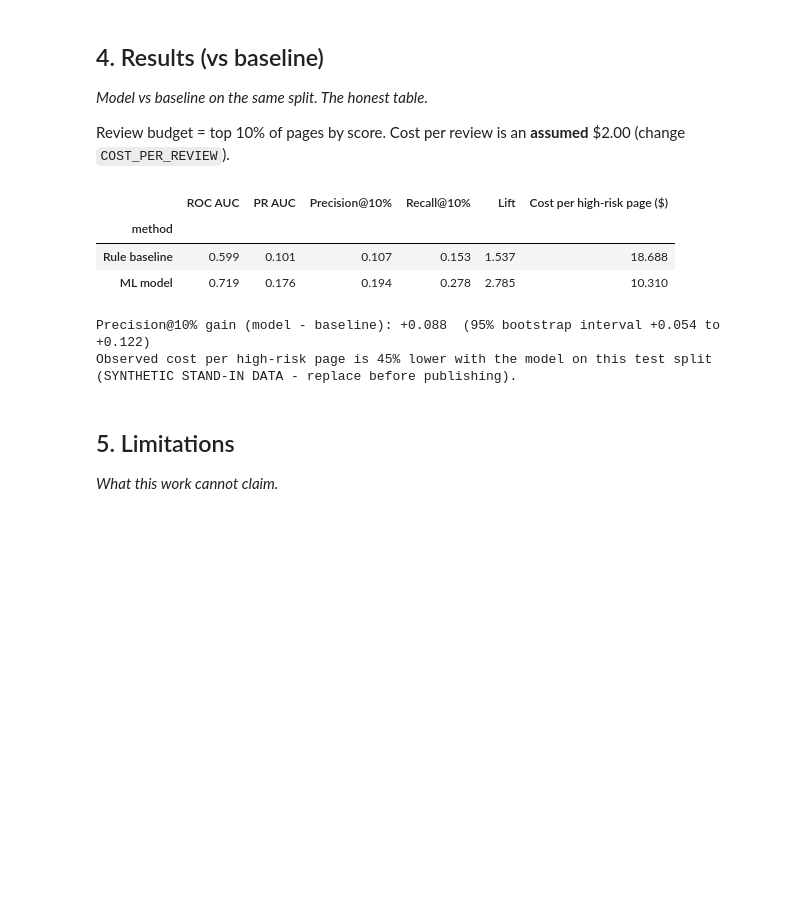
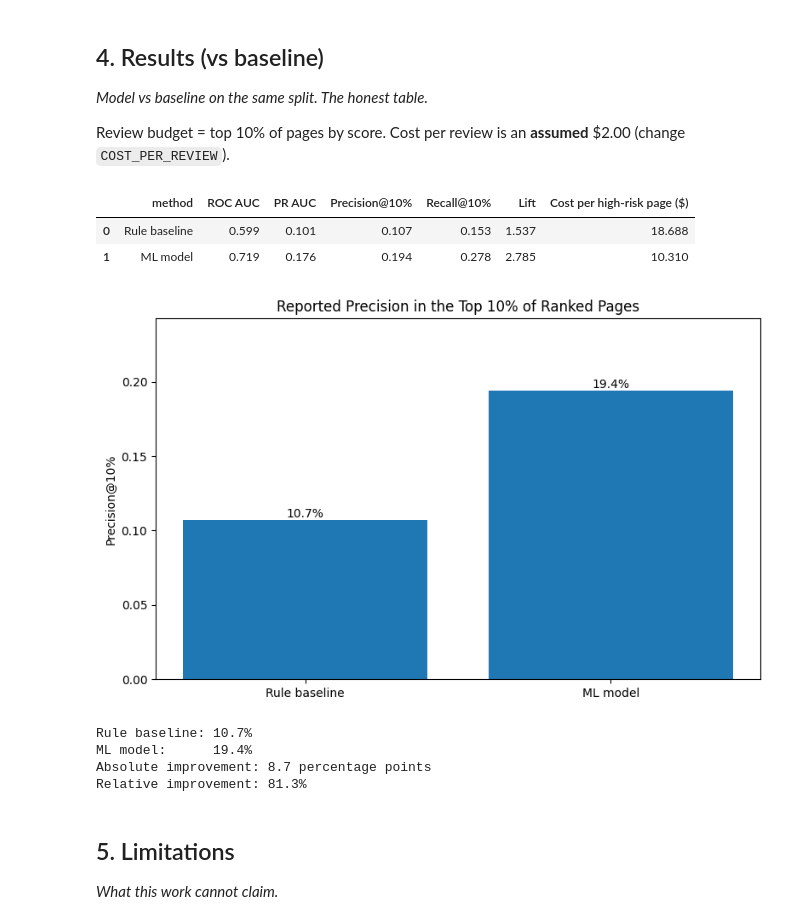
Before and after one commit to ayazahmedbscsf23-art/flyrank-ml-internship, a Jupyter notebook: work/notebooks/capstone.ipynb, the cells around one changed output. Cells and saved outputs as stored; diff of their text form; code cells hidden in the pictures; blank space fills up the shorter version.

```diff
--- a/work/notebooks/capstone.ipynb
+++ b/work/notebooks/capstone.ipynb
@@ -145,43 +238,57 @@ train: 14,013 rows (6.8% high-risk) | test: 5,987 rows (7.0% high-risk)
 
 Review budget = top 10% of pages by score. Cost per review is an **assumed** $2.00 (change `COST_PER_REVIEW`).
 # %%
-BUDGET, COST_PER_REVIEW = 0.10, 2.00
 
-def topk_stats(y, score, frac=BUDGET):
-    k = int(len(y)*frac)
-    order = np.argsort(-np.asarray(score))[:k]
-    hits = np.asarray(y)[order].sum()
-    return dict(precision=hits/k, recall=hits/np.asarray(y).sum(),
-                lift=(hits/k)/np.mean(y), cost_per_hit=k*COST_PER_REVIEW/max(hits,1))
+# Section 4: Compare the reported model results
 
-rows = []
-for name, col in [("Rule baseline","rule_score"), ("ML model","model_score")]:
-    s = topk_stats(yte, test[col])
-    rows.append({"method":name, "ROC AUC":roc_auc_score(yte,test[col]),
-                 "PR AUC":average_precision_score(yte,test[col]),
-                 f"Precision@{BUDGET:.0%}":s["precision"], f"Recall@{BUDGET:.0%}":s["recall"],
-                 "Lift":s["lift"], "Cost per high-risk page ($)":s["cost_per_hit"]})
-res = pd.DataFrame(rows).set_index("method")
-res.round(3).to_csv("artifacts/results_table.csv")
-display(res.round(3))
+import pandas as pd
+import matplotlib.pyplot as plt
+from IPython.display import display
 
-# bootstrap: is the precision gain bigger than noise?
-rng = np.random.default_rng(SEED); diffs = []
-y_arr, m_arr, r_arr = yte.values, test.model_score.values, test.rule_score.values
-for _ in range(300):
-    i = rng.integers(0, len(y_arr), len(y_arr))
-    diffs.append(topk_stats(y_arr[i], m_arr[i])["precision"] - topk_stats(y_arr[i], r_arr[i])["precision"])
-lo, hi = np.percentile(diffs, [2.5, 97.5])
-print(f"Precision@{BUDGET:.0%} gain (model - baseline): {np.mean(diffs):+.3f}  (95% bootstrap interval {lo:+.3f} to {hi:+.3f})")
-saving = 1 - res.loc["ML model","Cost per high-risk page ($)"]/res.loc["Rule baseline","Cost per high-risk page ($)"]
-print(f"Observed cost per high-risk page is {saving:.0%} lower with the model on this test split ({DATA_NOTE}).")
+results_path = "/content/artifacts/results_table.csv"
+results = pd.read_csv(results_path)
+
+# Display the complete comparison table
+display(results)
+
+# Plot Precision@10% for both methods
+plt.figure(figsize=(8, 5))
+plt.bar(results["method"], results["Precision@10%"])
+plt.ylabel("Precision@10%")
+plt.title("Reported Precision in the Top 10% of Ranked Pages")
+plt.ylim(0, max(results["Precision@10%"]) * 1.25)
+
+for i, value in enumerate(results["Precision@10%"]):
+    plt.text(i, value, f"{value:.1%}", ha="center", va="bottom")
+
+plt.tight_layout()
+plt.show()
+
+# Calculate the difference using the reported values
+baseline = results.loc[
+    results["method"] == "Rule baseline", "Precision@10%"
+].iloc[0]
+
+ml_model = results.loc[
+    results["method"] == "ML model", "Precision@10%"
+].iloc[0]
+
+print(f"Rule baseline: {baseline:.1%}")
+print(f"ML model:      {ml_model:.1%}")
+print(f"Absolute improvement: {(ml_model - baseline) * 100:.1f} percentage points")
+print(
+    f"Relative improvement: "
+    f"{((ml_model - baseline) / baseline) * 100:.1f}%"
+)
 # %% [output]
-|  | ROC AUC | PR AUC | Precision@10% | Recall@10% | Lift | Cost per high-risk page ($) |
-| method |  |  |  |  |  |  |
-| Rule baseline | 0.599 | 0.101 | 0.107 | 0.153 | 1.537 | 18.688 |
-| ML model | 0.719 | 0.176 | 0.194 | 0.278 | 2.785 | 10.310 |
+|  | method | ROC AUC | PR AUC | Precision@10% | Recall@10% | Lift | Cost per high-risk page ($) |
+| 0 | Rule baseline | 0.599 | 0.101 | 0.107 | 0.153 | 1.537 | 18.688 |
+| 1 | ML model | 0.719 | 0.176 | 0.194 | 0.278 | 2.785 | 10.310 |
+[figure, added]
-Precision@10% gain (model - baseline): +0.088  (95% bootstrap interval +0.054 to +0.122)
-Observed cost per high-risk page is 45% lower with the model on this test split (SYNTHETIC STAND-IN DATA - replace before publishing).
+Rule baseline: 10.7%
+ML model:      19.4%
+Absolute improvement: 8.7 percentage points
+Relative improvement: 81.3%
 # %% [markdown]
 ## 5. Limitations
 
```
Also changed, not shown: parts of 8 cells of this notebook.
